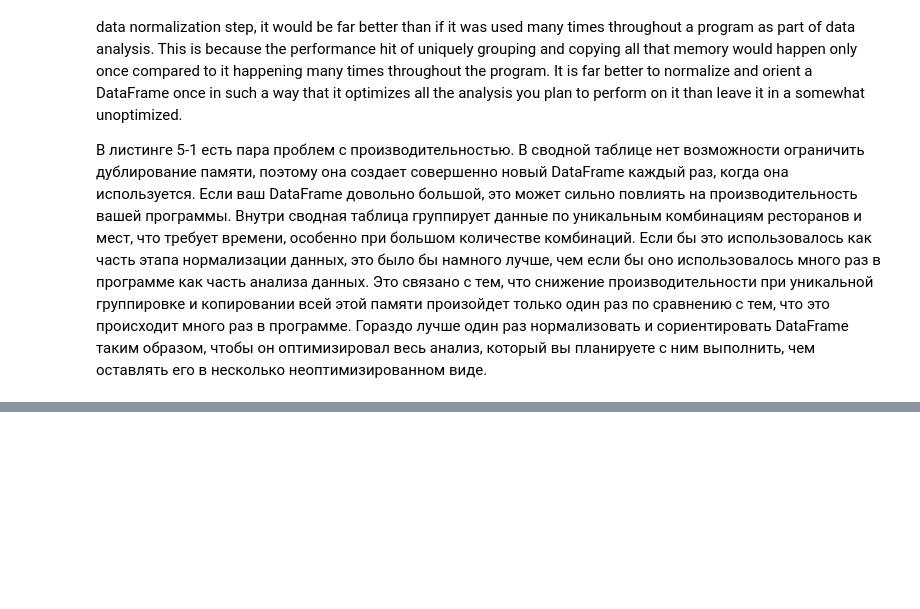
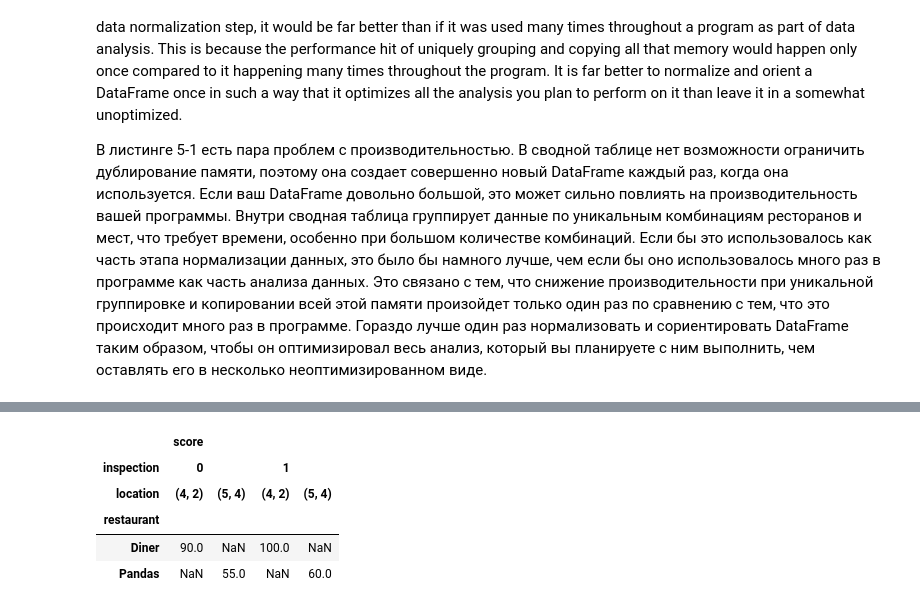
Before and after one commit to 1mmo/data-analysis-handbook, a Jupyter notebook: handbook/Working with data/Pandas.ipynb, the cells around one changed output, grey strips where cells are left out. Drawn from its saved outputs; the diff is of its cells as text; code cells hidden in the pictures; blank space fills up the shorter version.

Commit message:
add stack and unstack methods

```diff
--- a/handbook/Working with data/Pandas.ipynb
+++ b/handbook/Working with data/Pandas.ipynb
@@ -2720,0 +2761,4 @@ There are a couple performance issues in Listing 5-1. Pivot table does not have
+# %%
+df.drop(columns=['inspection'], inplace=True)
+# %%
+df.set_index(['restaurant', 'location'], inplace=True)
@@ -2720,0 +2776,3 @@ There are a couple performance issues in Listing 5-1. Pivot table does not have
+# %%
+df['inspection'] = df.groupby(['restaurant', 'location']).cumcount()
+df
@@ -2720,0 +2786,2 @@ There are a couple performance issues in Listing 5-1. Pivot table does not have
+# %%
+df.set_index('inspection', append=True, inplace=True)
@@ -2720,0 +2797,9 @@ There are a couple performance issues in Listing 5-1. Pivot table does not have
+# %%
+df.unstack().unstack()
+# %% [output]
+|  | score |  |  |  |
+| inspection | 0 |  | 1 |  |
+| location | (4, 2) | (5, 4) | (4, 2) | (5, 4) |
+| restaurant |  |  |  |  |
+| Diner | 90.0 | NaN | 100.0 | NaN |
+| Pandas | NaN | 55.0 | NaN | 60.0 |
```
Also changed, not shown: parts of 13 cells of this notebook.
